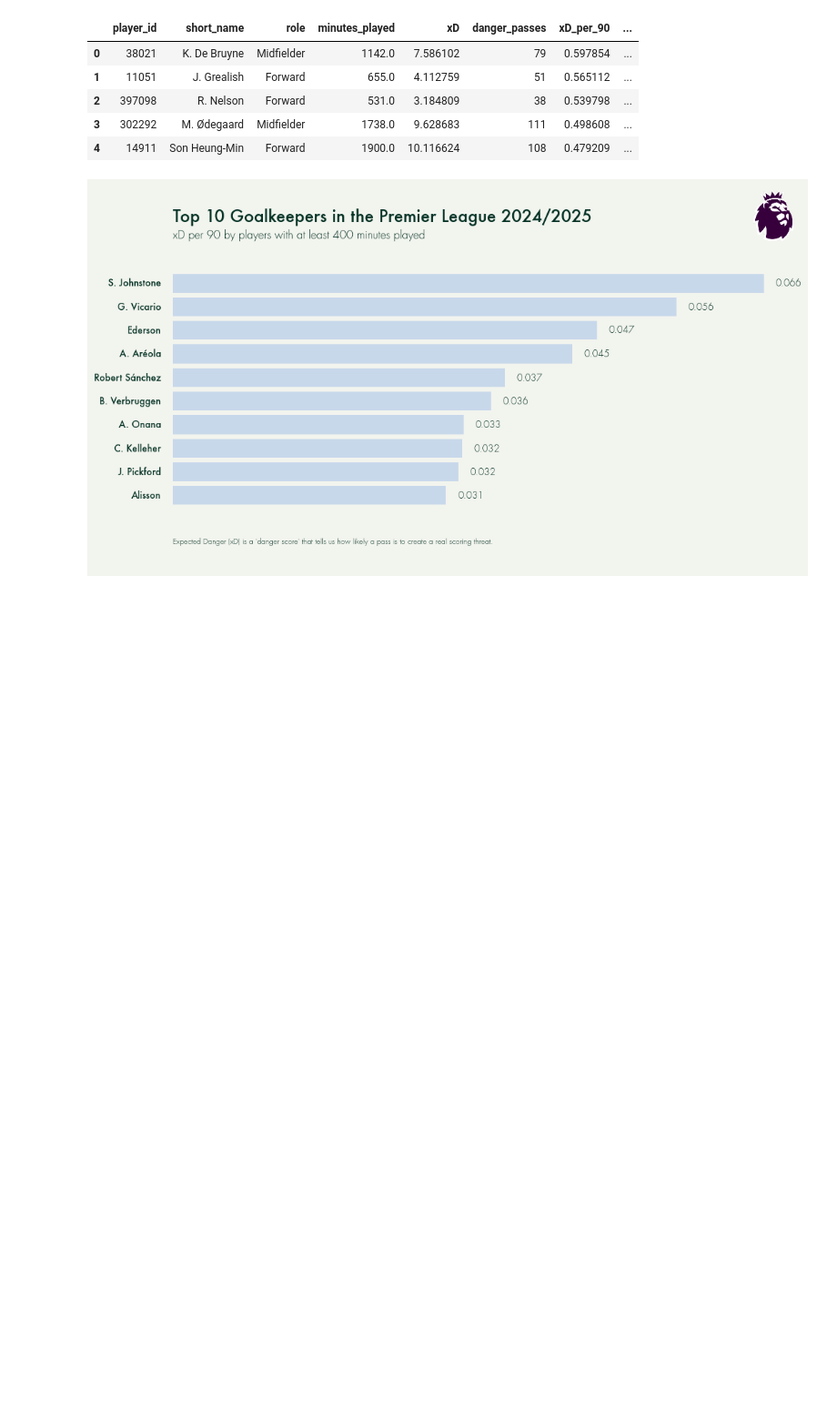
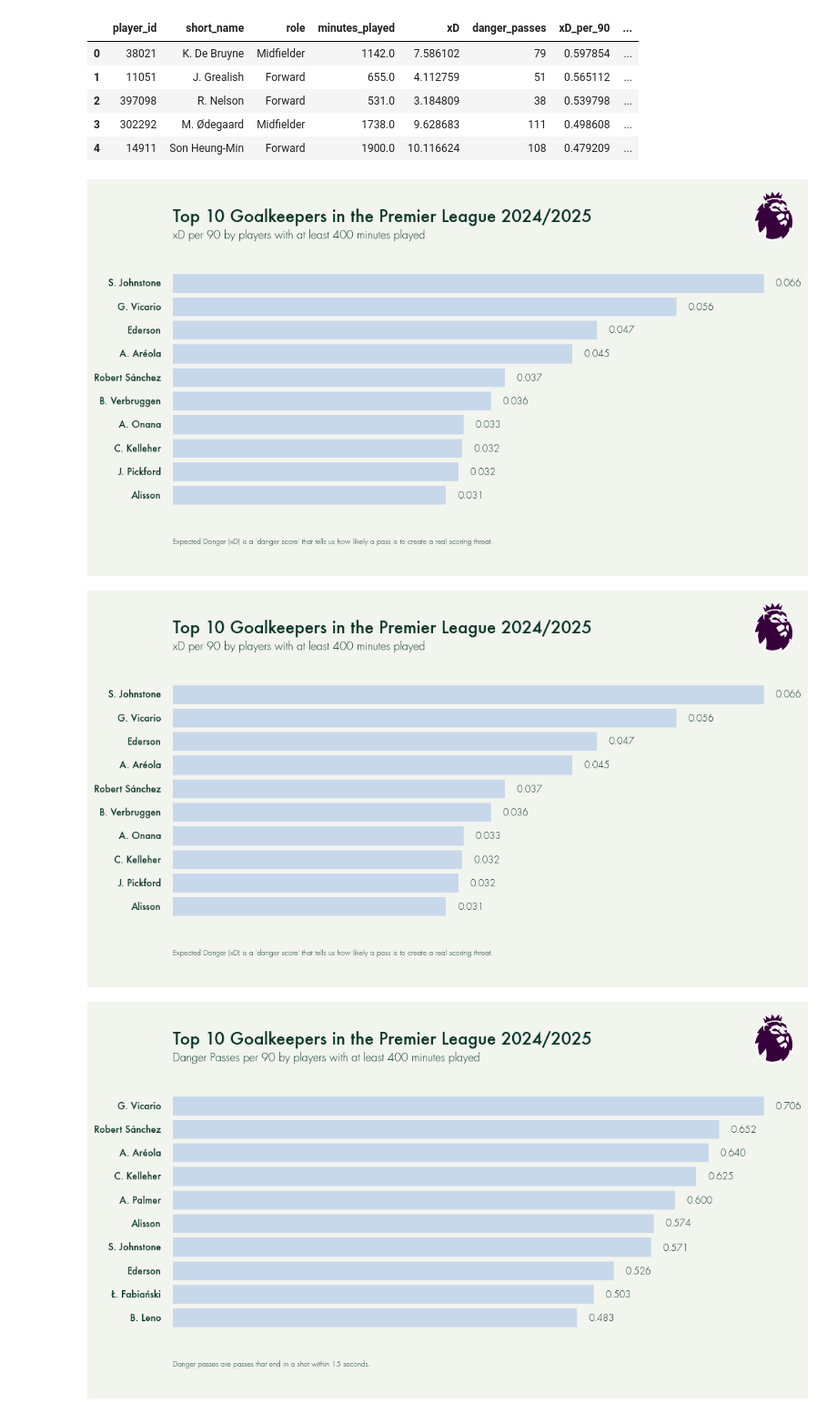
Before and after one commit to MarijnSt/soccermatics-project-2, a Jupyter notebook: notebooks/rankings_viz.ipynb, the cells around one changed output. Shown at 91% size. Saved outputs shown, nothing was run; the diff lists cells and outputs as text; code cells hidden in the pictures; blank space fills up the shorter version.

Commit message:
feat: generate ranking plots

```diff
--- a/notebooks/rankings_viz.ipynb
+++ b/notebooks/rankings_viz.ipynb
@@ -162,7 +162,16 @@ def create_ranking_plot(ranking, role, metric, n=10):
         va='top'
     )
 
-    return fig
+    # Save image
+    default_kwargs = {
+        'bbox_inches': 'tight',
+        'pad_inches': 0.5,
+        'facecolor': style_config['colors']['background'],
+        'dpi': 300
+    }
+
+    output_path = f'../generated_plots/rankings/{role.lower()}-{metric.replace('_', '-')}.png'
+    fig.savefig(output_path, **default_kwargs)
 # %%
 # test plotting function
 ranking = data[data['role'] == 'Goalkeeper'].sort_values(by='xD_per_90', ascending=True).tail(10).reset_index(drop=True)
@@ -170,3 +179,15 @@ create_ranking_plot(ranking, 'Goalkeeper', 'xD_per_90', 10)
 plt.show()
 # %% [output]
 [figure]
+# %%
+for role in ["Goalkeeper", "Defender", "Midfielder", "Forward"]:
+    for metric in ["xD_per_90", "danger_passes_per_90"]:
+        create_ranking_plot(
+            data[data['role'] == role].sort_values(by=metric, ascending=True).tail(10).reset_index(drop=True),
+            role,
+            metric,
+            10
+        )
+# %% [output]
+[figure, added]
+[figure, added]
```
Also changed, not shown: parts of 1 cell of this notebook, 9 other files.
